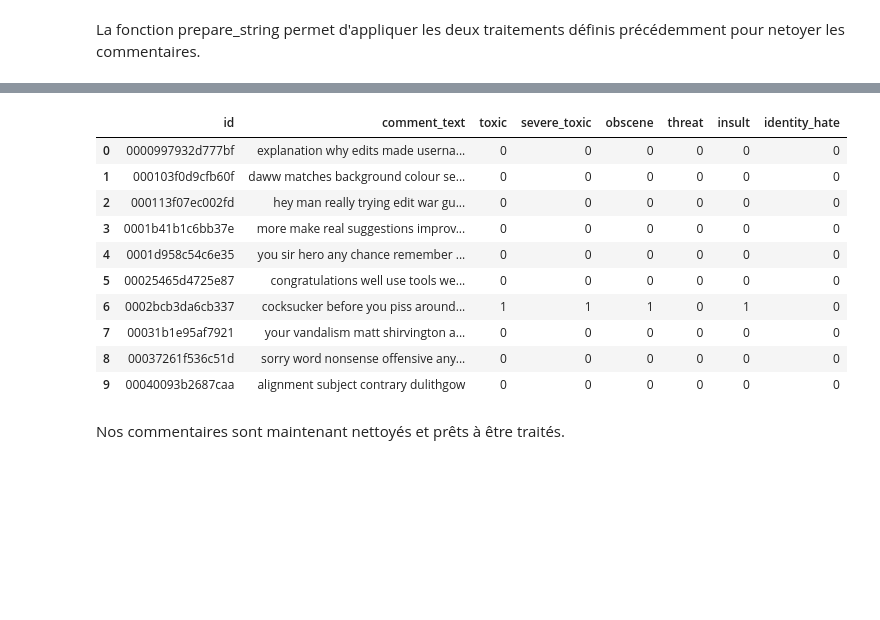
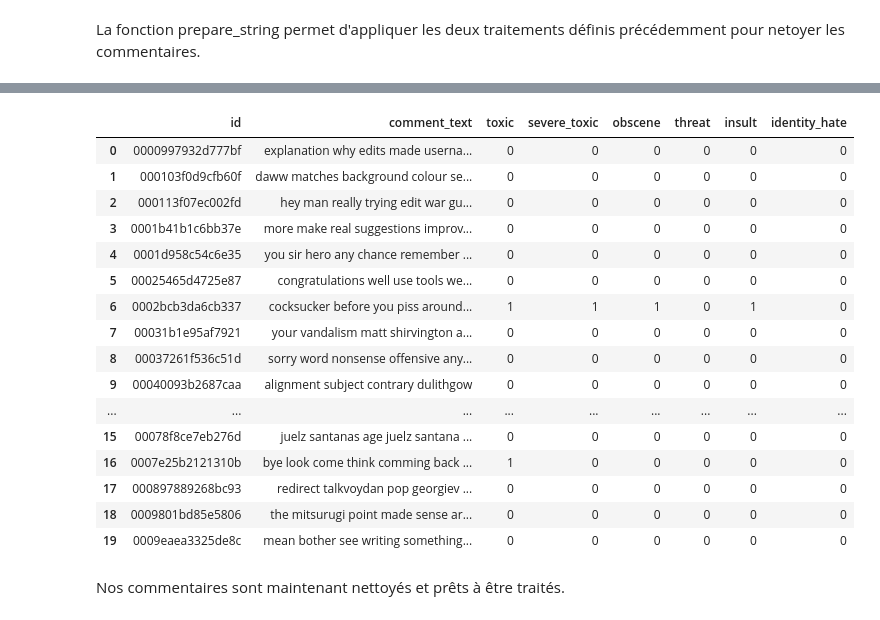
Before and after one commit to Aduwix/Toxic_comments_classification, a Jupyter notebook: Classification_commentaires_toxiques.ipynb, the cells around one changed output, grey strips where cells are left out. Saved outputs shown, nothing was run; the diff lists cells and outputs as text; code cells hidden in the pictures; blank space fills up the shorter version.

```diff
--- a/Classification_commentaires_toxiques.ipynb
+++ b/Classification_commentaires_toxiques.ipynb
@@ -497,17 +498,23 @@ Wall time: 12.3 s
 # %%
-data.head(10)
+data.head(20)
 # %% [output]
 |  | id | comment_text | toxic | severe_toxic | obscene | threat | insult | identity_hate |
 | 0 | 0000997932d777bf | explanation why edits made userna... | 0 | 0 | 0 | 0 | 0 | 0 |
 | 1 | 000103f0d9cfb60f | daww matches background colour se... | 0 | 0 | 0 | 0 | 0 | 0 |
 | 2 | 000113f07ec002fd | hey man really trying edit war gu... | 0 | 0 | 0 | 0 | 0 | 0 |
 | 3 | 0001b41b1c6bb37e | more make real suggestions improv... | 0 | 0 | 0 | 0 | 0 | 0 |
 | 4 | 0001d958c54c6e35 | you sir hero any chance remember ... | 0 | 0 | 0 | 0 | 0 | 0 |
 | 5 | 00025465d4725e87 | congratulations well use tools we... | 0 | 0 | 0 | 0 | 0 | 0 |
 | 6 | 0002bcb3da6cb337 | cocksucker before you piss around... | 1 | 1 | 1 | 0 | 1 | 0 |
 | 7 | 00031b1e95af7921 | your vandalism matt shirvington a... | 0 | 0 | 0 | 0 | 0 | 0 |
 | 8 | 00037261f536c51d | sorry word nonsense offensive any... | 0 | 0 | 0 | 0 | 0 | 0 |
 | 9 | 00040093b2687caa | alignment subject contrary dulithgow | 0 | 0 | 0 | 0 | 0 | 0 |
+| ... | ... | ... | ... | ... | ... | ... | ... | ... |
+| 15 | 00078f8ce7eb276d | juelz santanas age juelz santana ... | 0 | 0 | 0 | 0 | 0 | 0 |
+| 16 | 0007e25b2121310b | bye look come think comming back ... | 1 | 0 | 0 | 0 | 0 | 0 |
+| 17 | 000897889268bc93 | redirect talkvoydan pop georgiev ... | 0 | 0 | 0 | 0 | 0 | 0 |
+| 18 | 0009801bd85e5806 | the mitsurugi point made sense ar... | 0 | 0 | 0 | 0 | 0 | 0 |
+| 19 | 0009eaea3325de8c | mean bother see writing something... | 0 | 0 | 0 | 0 | 0 | 0 |
 # %% [markdown]
 Nos commentaires sont maintenant nettoyés et prêts à être traités.
 # %% [markdown]
```
Also changed, not shown: parts of 11 cells of this notebook.
